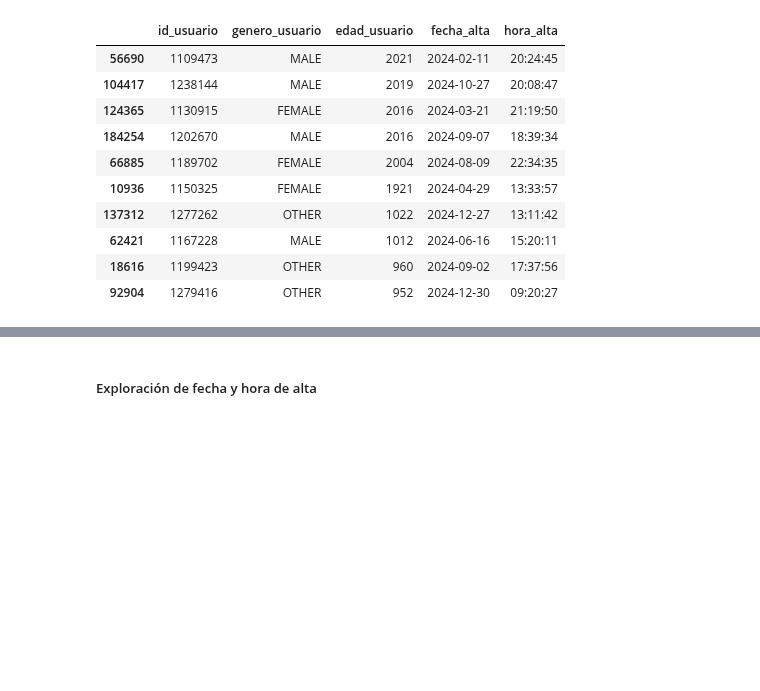
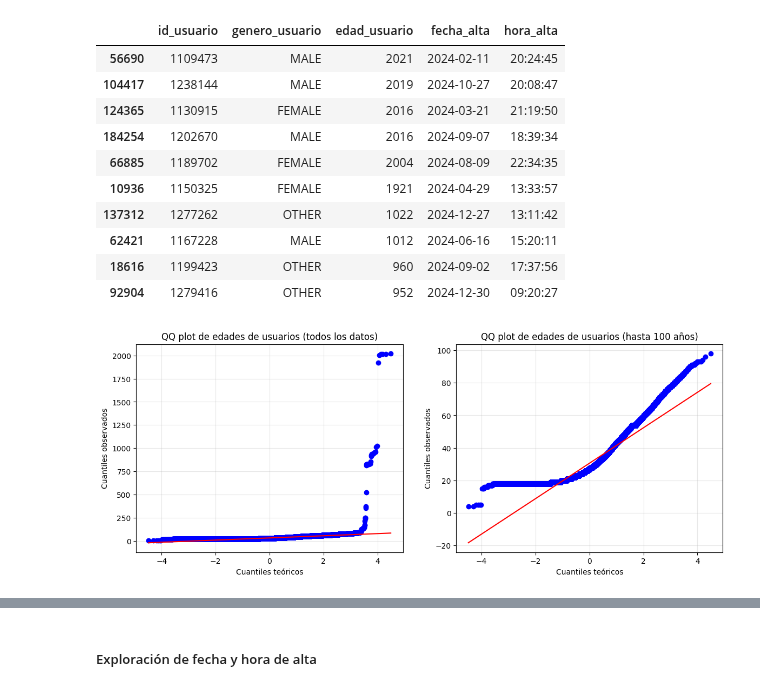
Before and after one commit to ArielMatC/ceia-andd-g2, a Jupyter notebook: data_analysis.ipynb, the cells around one changed output, grey strips where cells are left out. Saved outputs shown, nothing was run; the diff lists cells and outputs as text; code cells hidden in the pictures; blank space fills up the shorter version.

```diff
--- a/data_analysis.ipynb
+++ b/data_analysis.ipynb
@@ -282,3 +285,24 @@ users_df.sort_values(by='edad_usuario', ascending=False).head(10)
 | 62421 | 1167228 | MALE | 1012 | 2024-06-16 | 15:20:11 |
 | 18616 | 1199423 | OTHER | 960 | 2024-09-02 | 17:37:56 |
 | 92904 | 1279416 | OTHER | 952 | 2024-12-30 | 09:20:27 |
+# %%
+fig, (ax1, ax2) = plt.subplots(1, 2, figsize=(14, 5))
+
+# QQ plot con todos los datos de edad
+stats.probplot(users_df['edad_usuario'], dist="norm", plot=ax1)
+ax1.set_title('QQ plot de edades de usuarios (todos los datos)', fontsize=12)
+ax1.set_xlabel('Cuantiles teóricos')
+ax1.set_ylabel('Cuantiles observados')
+ax1.grid(alpha=0.3)
+
+# QQ plot solo con edades hasta 100 años
+mask_edad = users_df['edad_usuario'] <= 100
+stats.probplot(users_df[mask_edad]['edad_usuario'], dist="norm", plot=ax2)
+ax2.set_title('QQ plot de edades de usuarios (hasta 100 años)', fontsize=12)
+ax2.set_xlabel('Cuantiles teóricos')
+ax2.set_ylabel('Cuantiles observados')
+ax2.grid(alpha=0.3)
+
+plt.show()
+# %% [output]
+[figure, added]
```
Also changed, not shown: parts of 11 cells of this notebook, 4 other files.
